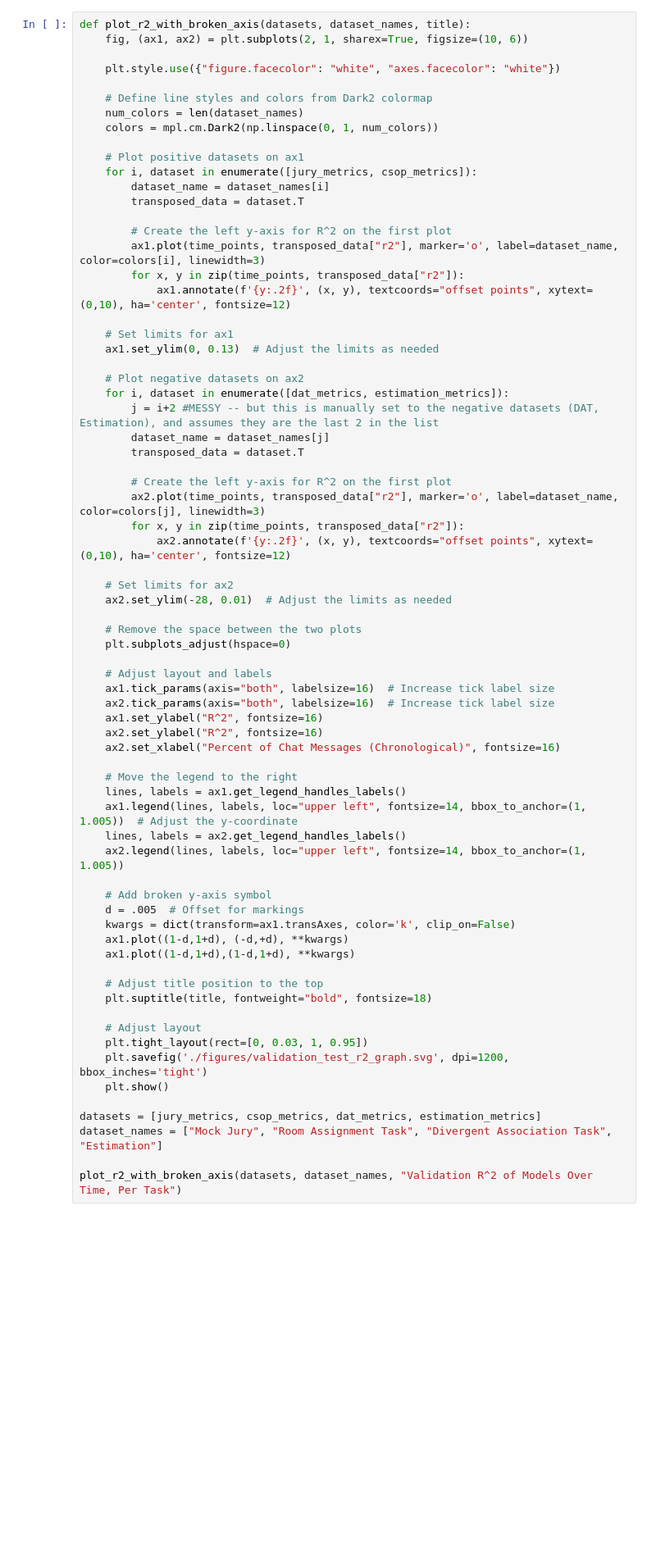
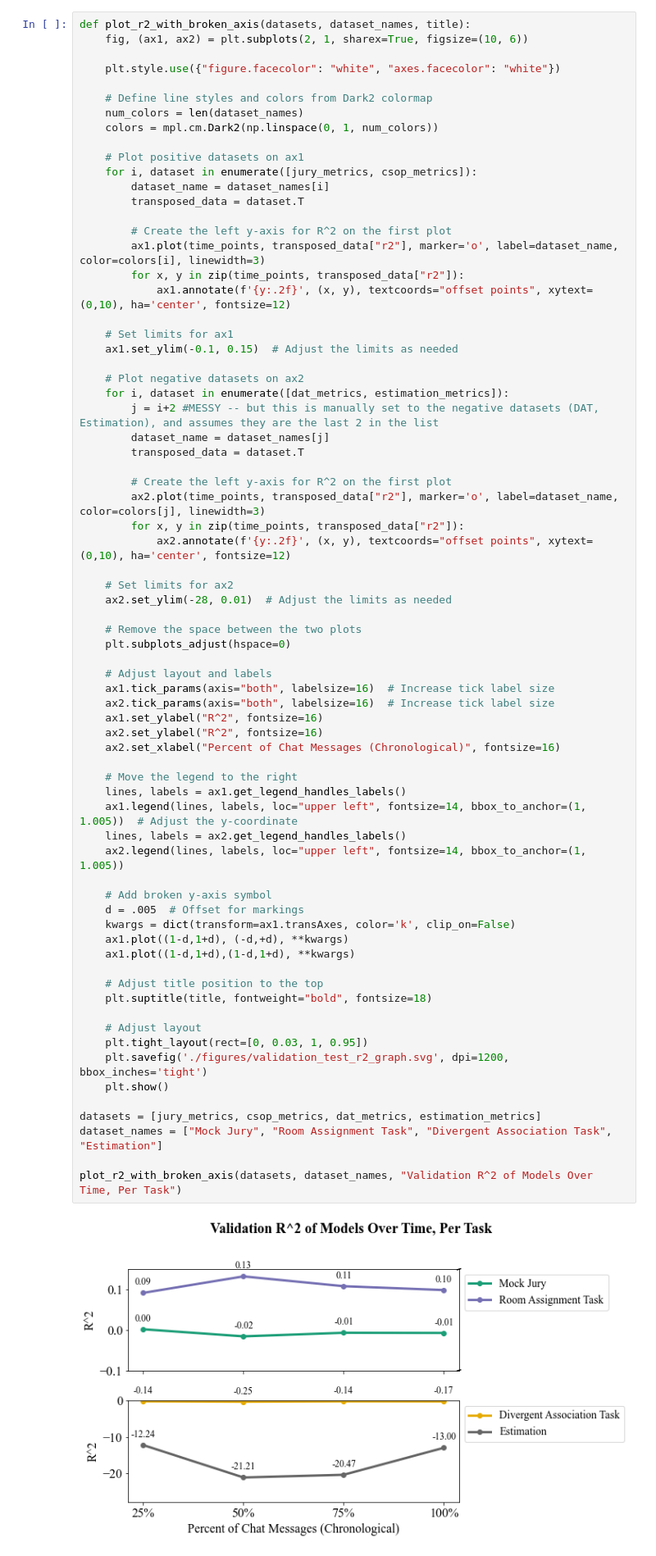
Before and after one commit to Watts-Lab/team_comm_tools, a Jupyter notebook: feature_engine/model/model_per_task_cv.ipynb, the cells around one changed output. Shown at 82% size. Cells and saved outputs as stored; diff of their text form; blank space fills up the shorter version.

```diff
--- a/feature_engine/model/model_per_task_cv.ipynb
+++ b/feature_engine/model/model_per_task_cv.ipynb
@@ -447,7 +801,7 @@ def plot_r2_with_broken_axis(datasets, dataset_names, title):
             ax1.annotate(f'{y:.2f}', (x, y), textcoords="offset points", xytext=(0,10), ha='center', fontsize=12)
 
     # Set limits for ax1
-    ax1.set_ylim(0, 0.13)  # Adjust the limits as needed
+    ax1.set_ylim(-0.1, 0.15)  # Adjust the limits as needed
 
     # Plot negative datasets on ax2
     for i, dataset in enumerate([dat_metrics, estimation_metrics]):
@@ -470,33 +824,35 @@ def plot_r2_with_broken_axis(datasets, dataset_names, title):
     ax1.tick_params(axis="both", labelsize=16)  # Increase tick label size
     ax2.tick_params(axis="both", labelsize=16)  # Increase tick label size
     ax1.set_ylabel("R^2", fontsize=16)
     ax2.set_ylabel("R^2", fontsize=16)
     ax2.set_xlabel("Percent of Chat Messages (Chronological)", fontsize=16)
 
     # Move the legend to the right
     lines, labels = ax1.get_legend_handles_labels()
     ax1.legend(lines, labels, loc="upper left", fontsize=14, bbox_to_anchor=(1, 1.005))  # Adjust the y-coordinate
     lines, labels = ax2.get_legend_handles_labels()
     ax2.legend(lines, labels, loc="upper left", fontsize=14, bbox_to_anchor=(1, 1.005))
 
     # Add broken y-axis symbol
     d = .005  # Offset for markings
     kwargs = dict(transform=ax1.transAxes, color='k', clip_on=False)
     ax1.plot((1-d,1+d), (-d,+d), **kwargs)
     ax1.plot((1-d,1+d),(1-d,1+d), **kwargs)
 
     # Adjust title position to the top
     plt.suptitle(title, fontweight="bold", fontsize=18)
 
     # Adjust layout
     plt.tight_layout(rect=[0, 0.03, 1, 0.95])
     plt.savefig('./figures/validation_test_r2_graph.svg', dpi=1200, bbox_inches='tight')
     plt.show()
 
 datasets = [jury_metrics, csop_metrics, dat_metrics, estimation_metrics]
 dataset_names = ["Mock Jury", "Room Assignment Task", "Divergent Association Task", "Estimation"]
 
 plot_r2_with_broken_axis(datasets, dataset_names, "Validation R^2 of Models Over Time, Per Task")
+# %% [output]
+[figure, added]
 # %%
 jury_metrics = pd.concat([jury_train_means25, jury_train_means50, jury_train_means75, jury_train_means], keys = time_points, axis=1)
 csop_metrics = pd.concat([csop_train_means25, csop_train_means50, csop_train_means75, csop_train_means], keys = time_points, axis=1)
```
Also changed, not shown: parts of 34 cells of this notebook, 13 other files.
